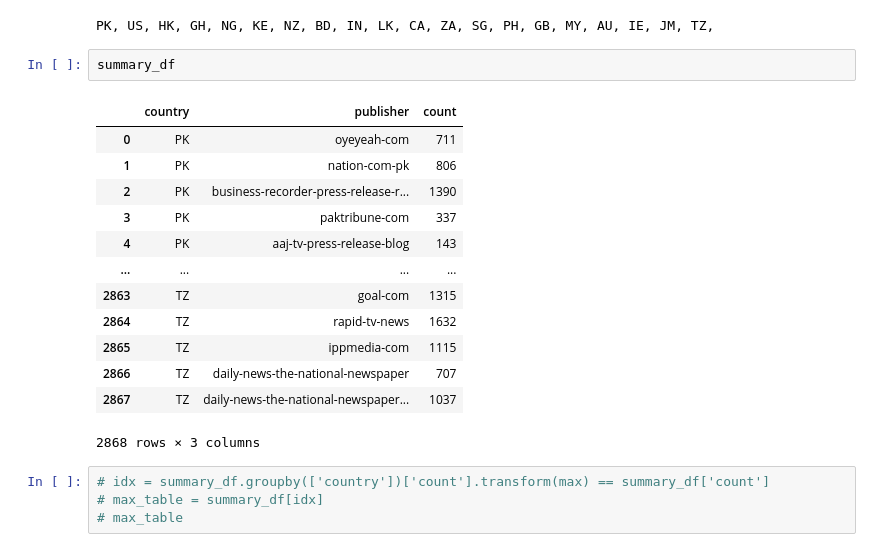
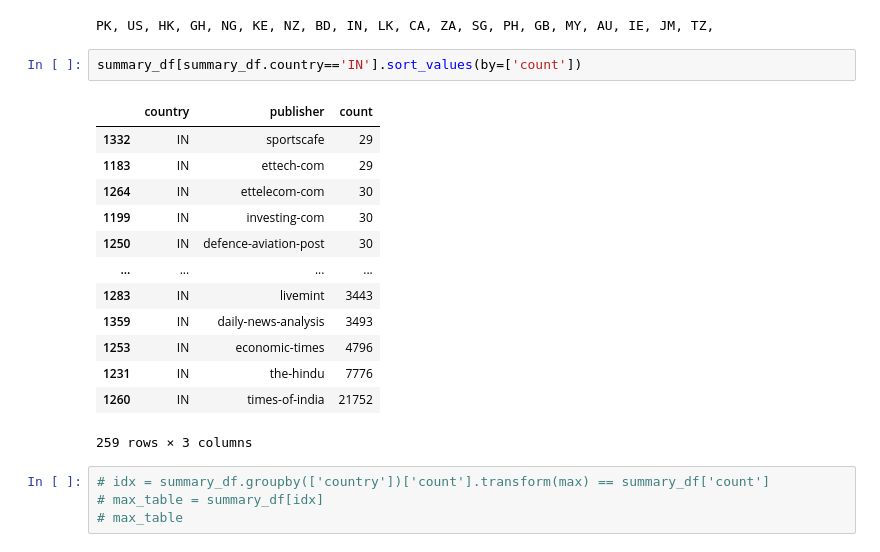
Before and after one commit to mbmackenzie/peace-speech-project, a Jupyter notebook: Text_Preprocessing_Cosine_Ngram_Merged.ipynb, the cells around one changed output. Saved outputs shown, nothing was run; the diff lists cells and outputs as text.

```diff
--- a/Text_Preprocessing_Cosine_Ngram_Merged.ipynb
+++ b/Text_Preprocessing_Cosine_Ngram_Merged.ipynb
@@ -39,22 +39,22 @@ for con in countries_list:
 summary_df = pd.DataFrame(summary, columns = ['country','publisher','count'])
 # %% [output]
 PK, US, HK, GH, NG, KE, NZ, BD, IN, LK, CA, ZA, SG, PH, GB, MY, AU, IE, JM, TZ,
-# %%
-summary_df
-# %% [output]
-|  | country | publisher | count |
-| 0 | PK | oyeyeah-com | 711 |
-| 1 | PK | nation-com-pk | 806 |
-| 2 | PK | business-recorder-press-release-r... | 1390 |
-| 3 | PK | paktribune-com | 337 |
-| 4 | PK | aaj-tv-press-release-blog | 143 |
-| ... | ... | ... | ... |
-| 2863 | TZ | goal-com | 1315 |
-| 2864 | TZ | rapid-tv-news | 1632 |
-| 2865 | TZ | ippmedia-com | 1115 |
-| 2866 | TZ | daily-news-the-national-newspaper | 707 |
-| 2867 | TZ | daily-news-the-national-newspaper... | 1037 |
-2868 rows × 3 columns
+# %%
+summary_df[summary_df.country=='IN'].sort_values(by=['count'])
+# %% [output]
+|  | country | publisher | count |
+| 1332 | IN | sportscafe | 29 |
+| 1183 | IN | ettech-com | 29 |
+| 1264 | IN | ettelecom-com | 30 |
+| 1199 | IN | investing-com | 30 |
+| 1250 | IN | defence-aviation-post | 30 |
+| ... | ... | ... | ... |
+| 1283 | IN | livemint | 3443 |
+| 1359 | IN | daily-news-analysis | 3493 |
+| 1253 | IN | economic-times | 4796 |
+| 1231 | IN | the-hindu | 7776 |
+| 1260 | IN | times-of-india | 21752 |
+259 rows × 3 columns
 # %%
 # idx = summary_df.groupby(['country'])['count'].transform(max) == summary_df['count']
 # max_table = summary_df[idx]
```
Also changed, not shown: parts of 2 cells of this notebook.
